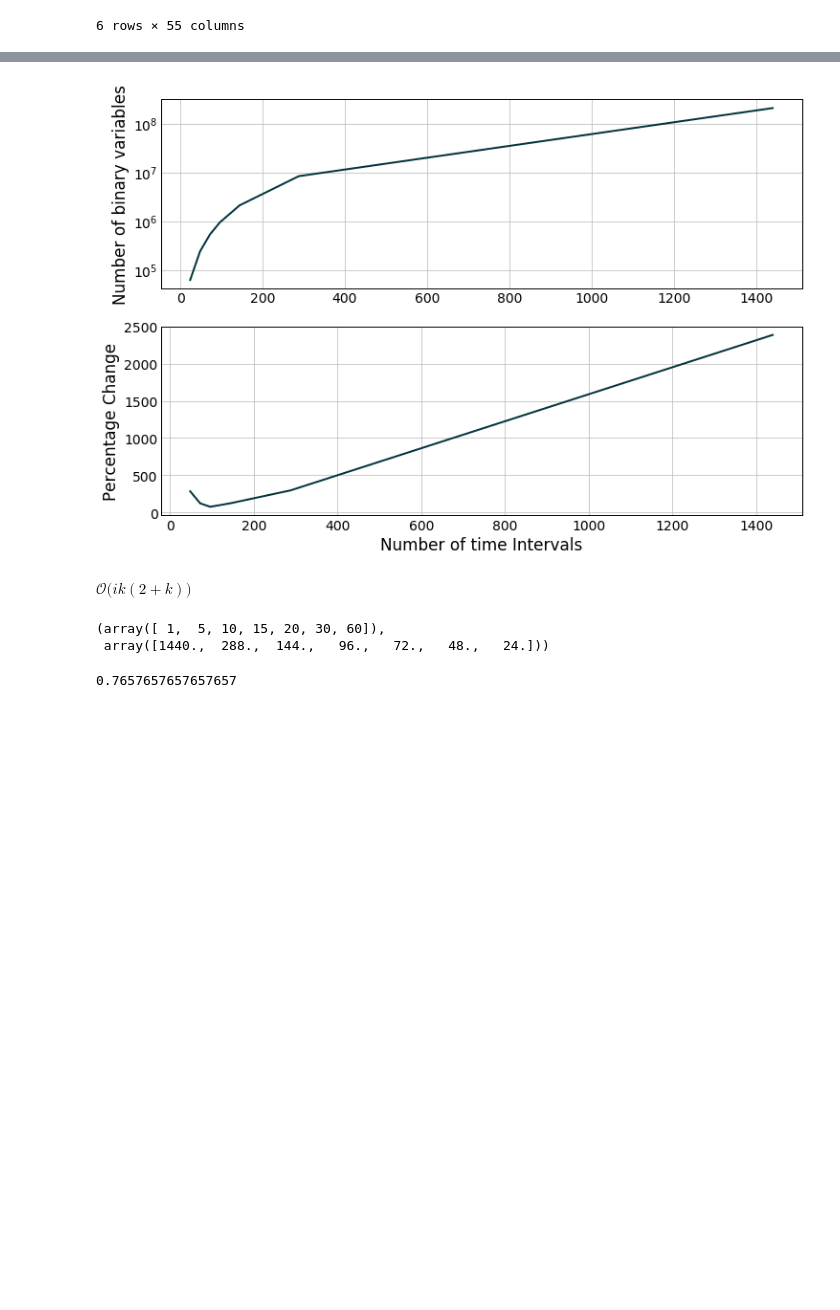
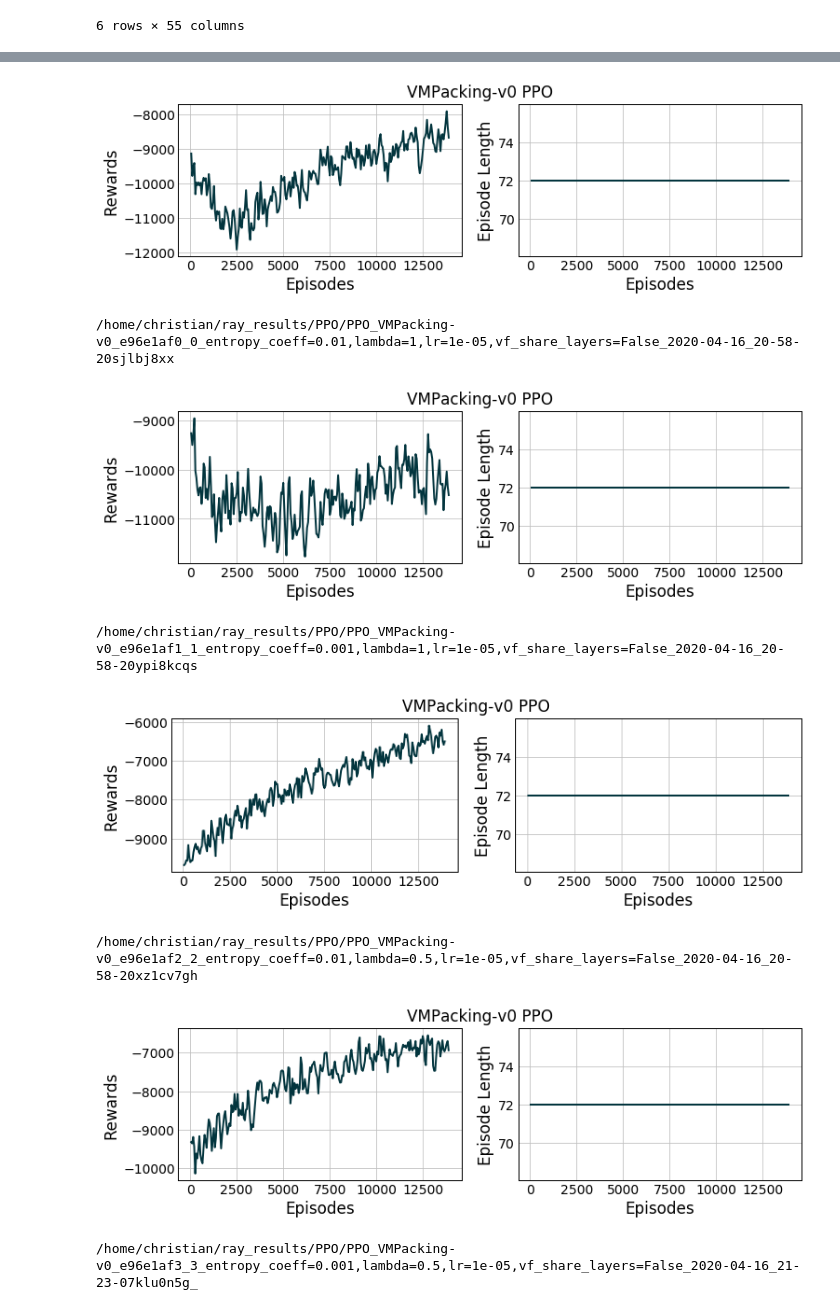
Before and after one commit to hubbs5/or-gym, a Jupyter notebook: notebooks/training_curves.ipynb, the cells around one changed output, grey strips where cells are left out. Drawn from its saved outputs; the diff is of its cells as text; code cells hidden in the pictures; blank space fills up the shorter version.

Commit message:
updating vmpacking

```diff
--- a/notebooks/training_curves.ipynb
+++ b/notebooks/training_curves.ipynb
@@ -115,2 +111,0 @@ import numpy as np
-# %%
-env = or_gym.make('VMPacking-v0')
@@ -129,34 +112,38 @@ def bin_var_calc(steps, pms=100):
-# %%
-# Intervals
-t_intervals = np.array([1, 5, 10, 15, 20, 30, 60])
-t_steps = 24 * 60 / t_intervals
-bin_vars = np.zeros(t_steps.shape)
-for i, t in enumerate(t_steps[::-1]):
-    bin_vars[i] = bin_var_calc(t)
-
-delta_bv = [(bin_vars[i] / bin_vars[i-1] - 1)*100
-            for i, j in enumerate(bin_vars[:-1], 1)]
-
-fig, ax = plt.subplots(2, 1, figsize=(12,8))
-ax[0].plot(t_steps[::-1], bin_vars)
-ax[0].set_ylabel('Number of binary variables')
-ax[0].semilogy()
-
-ax[1].plot(t_steps[::-1][1:], delta_bv)
-ax[1].set_ylabel('Percentage Change')
-
-ax[1].set_xlabel('Number of time Intervals')
-plt.show()
-# %% [output]
-[figure, removed]
-# %% [markdown]
-$\mathcal{O}\big(ik(2+k)\big)$
-# %%
-t_intervals, t_steps
-# %% [output]
-(array([ 1,  5, 10, 15, 20, 30, 60]),
- array([1440.,  288.,  144.,   96.,   72.,   48.,   24.]))
-# %%
-bin_vars[3] / bin_vars[2] - 1
-# %% [output]
-0.7657657657657657
+# %%
+result_path = '../or_gym/benchmarks/results'
+results = os.listdir(result_path)
+envs = set([i.split('_')[0] for i in results])
+envs = ['VMPacking-v0']
+for env in envs:
+    result_data = pd.DataFrame()
+    for data_path in results:
+        if env in data_path:
+            _result_data = pd.read_csv(
+                os.path.join(result_path, data_path))
+            result_data = pd.concat([result_data, _result_data])
+
+    for _path in result_data['logdir']:
+        algo_name = os.path.basename(_path).split('_')[0]
+        train_data = pd.read_csv(_path + '/progress.csv')
+        fig, ax = plt.subplots(1, 2, figsize=(12, 3))
+        ax[0].plot(train_data['episodes_total'], train_data['episode_reward_mean'])
+        ax[0].set_xlabel('Episodes')
+        ax[0].set_ylabel('Rewards')
+#         ax[0].set_title(env + ' ' + algo_name)
+
+        ax[1].plot(train_data['episodes_total'], train_data['episode_len_mean'])
+        ax[1].set_xlabel('Episodes')
+        ax[1].set_ylabel('Episode Length')
+        plt.suptitle(env + ' ' + algo_name)
+#         plt.tight_layout()
+        plt.show()
+        print(_path)
+# %% [output]
+[figure, added]
+/home/christian/ray_results/PPO/PPO_VMPacking-v0_e96e1af0_0_entropy_coeff=0.01,lambda=1,lr=1e-05,vf_share_layers=False_2020-04-16_20-58-20sjlbj8xx
+[figure, added]
+/home/christian/ray_results/PPO/PPO_VMPacking-v0_e96e1af1_1_entropy_coeff=0.001,lambda=1,lr=1e-05,vf_share_layers=False_2020-04-16_20-58-20ypi8kcqs
+[figure, added]
+/home/christian/ray_results/PPO/PPO_VMPacking-v0_e96e1af2_2_entropy_coeff=0.01,lambda=0.5,lr=1e-05,vf_share_layers=False_2020-04-16_20-58-20xz1cv7gh
+[figure, added]
+/home/christian/ray_results/PPO/PPO_VMPacking-v0_e96e1af3_3_entropy_coeff=0.001,lambda=0.5,lr=1e-05,vf_share_layers=False_2020-04-16_21-23-07klu0n5g_
```
Also changed, not shown: parts of 9 cells of this notebook, 1 other file.
